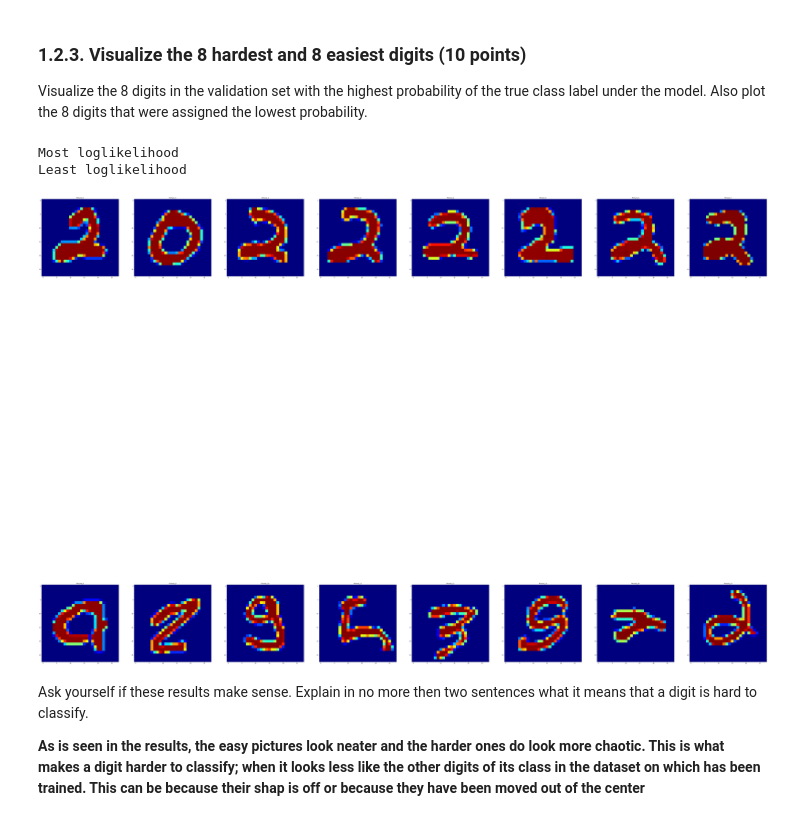
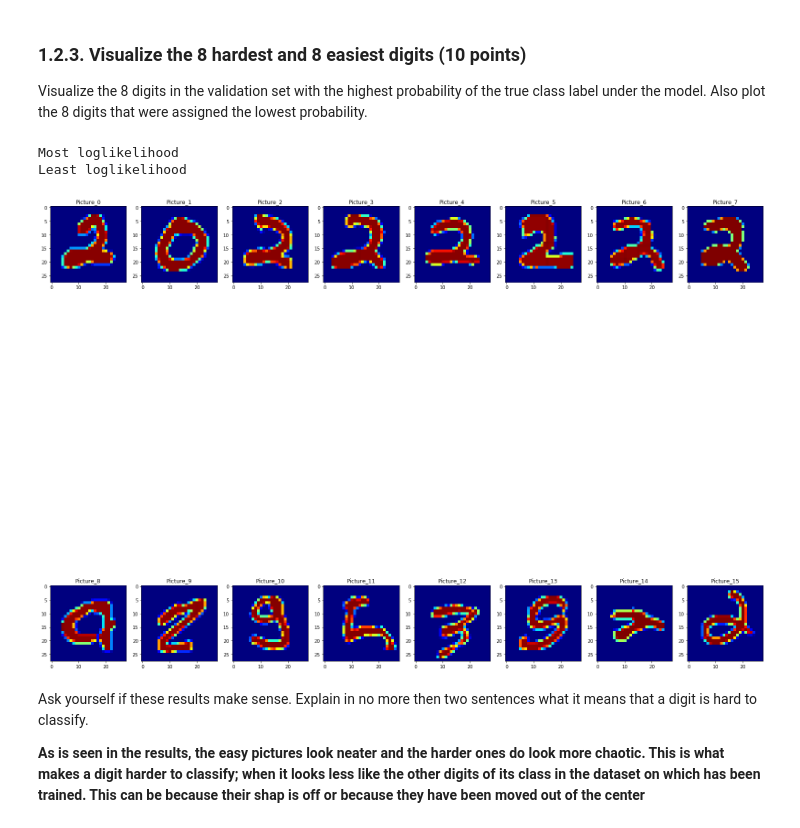
Before and after one commit to filipkny/MachineLearning1_UvA, a Jupyter notebook: lab2.ipynb, the cells around one changed output. Drawn from its saved outputs; the diff is of its cells as text; code cells hidden in the pictures.

```diff
--- a/lab2.ipynb
+++ b/lab2.ipynb
@@ -568,7 +570,7 @@ def test_sgd(x_train, t_train, x_valid, t_valid, w, b):
 np.random.seed(1243)
 w = np.zeros((28*28, 10))
 b = np.zeros(10)
-w,b = test_sgd(x_train, t_train, x_valid, t_valid, w, b)
+w_1,b_1 = test_sgd(x_train, t_train, x_valid, t_valid, w, b)
 # %% [output]
 9.223372036854776e+18 -0.7937849095101889 -0.7980809550026983
 0.1898748435894878 -0.6039100659207011 -0.6116841883090679
@@ -597,11 +599,11 @@ Visualize the resulting parameters $\bW$ after a few iterations through the trai
 # %%
 
 
-f, ax = plt.subplots(2, 5, figsize=(100,100))
+f, ax = plt.subplots(2, 5, figsize=(28,29))
 idx = 0
 for i in range(2):
     for j in range(5):
-        ax[i,j].imshow(np.reshape(w[:, idx], [28,28]), interpolation = "none", cmap = "jet")
+        ax[i,j].imshow(np.reshape(w_1[:, idx], [28,28]), interpolation = "none", cmap = "jet")
         ax[i,j].set_title( "W_" + str(idx))
         idx += 1
 # %% [output]
@@ -616,24 +618,24 @@ Visualize the 8 digits in the validation set with the highest probability of the
 Also plot the 8 digits that were assigned the lowest probability.
 # %%
 # YOUR CODE HERE
-_, good_predictions = validate(x_valid, t_valid, w, b, top=8)
-_, bad_predictions = validate(x_valid, t_valid, w, b, top=-8)
+_, good_predictions = validate(x_valid, t_valid, w_1, b_1, top=8)
+_, bad_predictions = validate(x_valid, t_valid, w_1, b_1, top=-8)
 
-f, ax = plt.subplots(2, 8, figsize=(100,100))
+f, ax = plt.subplots(2, 8, figsize=(28,28))
 idx = 0
 labels = ["Most", "Least"]
-predictions = [good_predictions, bad_predictions]
+predictions = [good_predictions,bad_predictions]
 for i in range(2):
     print(labels[i], "loglikelihood")
     for j in range(8):
         ax[i,j].imshow(np.reshape(predictions[i][j], [28,28]), interpolation = "none", cmap = "jet")
         ax[i,j].set_title( "Picture_" + str(idx))
         idx += 1
-#     plt.show()
+# plt.show()
 # %% [output]
 Most loglikelihood
 Least loglikelihood
-[figure, old version]
+[figure, new version]
 # %% [markdown]
 Ask yourself if these results make sense. Explain in no more then two sentences what it means that a digit is hard to classify.
 
```
Also changed, not shown: parts of 12 cells of this notebook.
